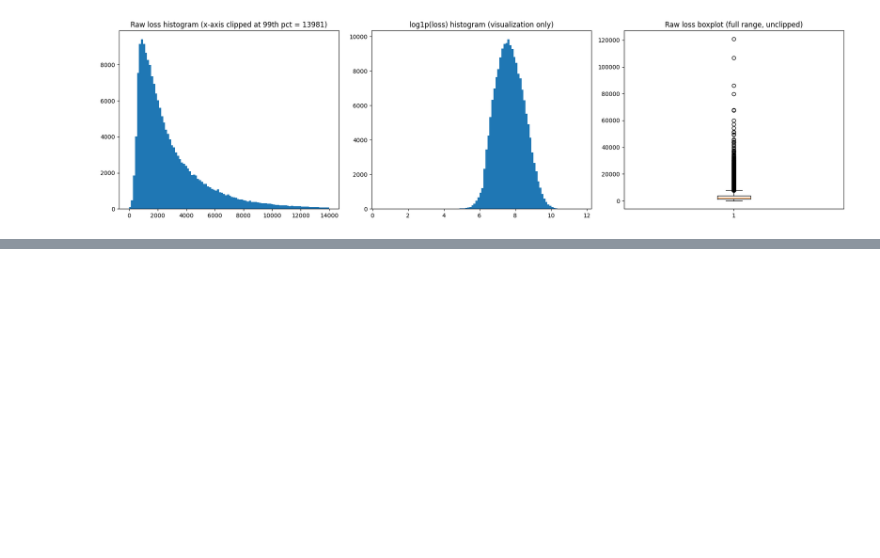
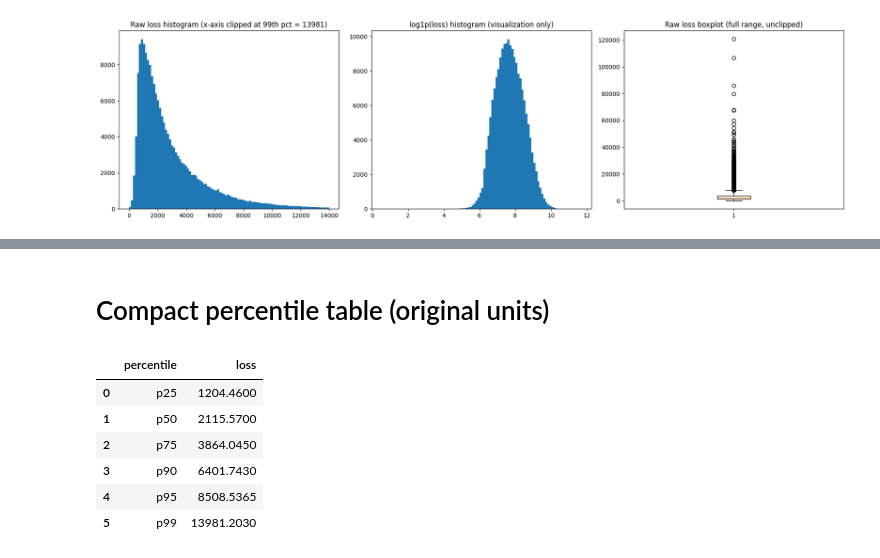
Before and after one commit to Break-Through-Tech/Allstate-1A-predicting-auto-claims-severity, a Jupyter notebook: notebooks/final-deliverables/September/Gate 2/target_analysis.ipynb, the cells around one changed output, grey strips where cells are left out. Cells and saved outputs as stored; diff of their text form; code cells hidden in the pictures; blank space fills up the shorter version.

Commit message:
target analysis completed

```diff
--- a/notebooks/final-deliverables/September/Gate 2/target_analysis.ipynb
+++ b/notebooks/final-deliverables/September/Gate 2/target_analysis.ipynb
@@ -92,0 +122,18 @@ plt.savefig('target_views.png', dpi=120)
+# %% [markdown]
+# Compact percentile table (original units)
+# %%
+percentiles = [25, 50, 75, 90, 95, 99]
+percentile_table = pd.DataFrame({
+    'percentile': [f"p{p}" for p in percentiles],
+    'loss': [np.percentile(loss, p) for p in percentiles],
+})
+percentile_table.to_csv('target_percentiles.csv', index=False)
+percentile_table
+# %% [output]
+|  | percentile | loss |
+| 0 | p25 | 1204.4600 |
+| 1 | p50 | 2115.5700 |
+| 2 | p75 | 3864.0450 |
+| 3 | p90 | 6401.7430 |
+| 4 | p95 | 8508.5365 |
+| 5 | p99 | 13981.2030 |
```
Also changed, not shown: parts of 4 cells of this notebook.
